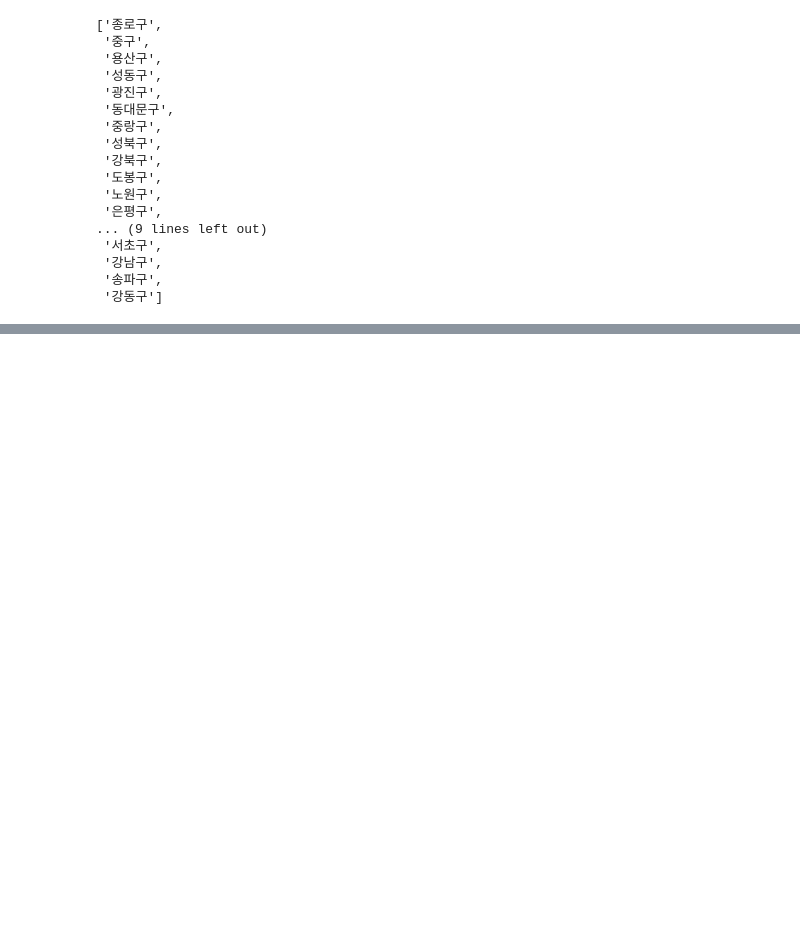
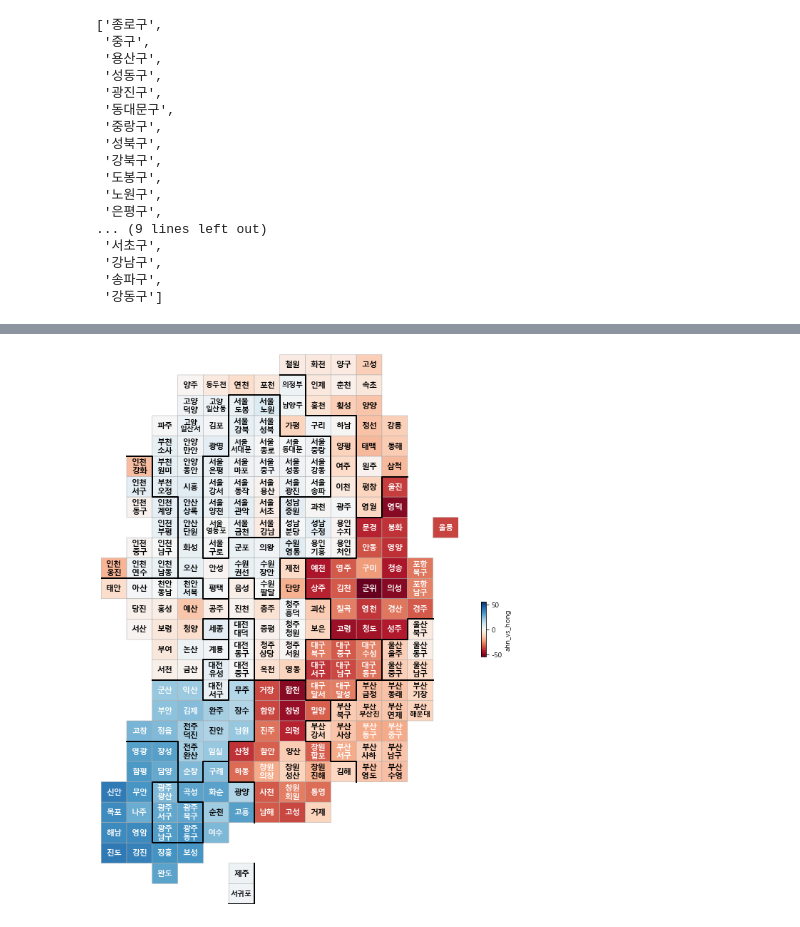
Before and after one commit to uzzulnumpy/WanTaek, a Jupyter notebook: 6장/6장.ipynb, the cells around one changed output, grey strips where cells are left out. Saved outputs shown, nothing was run; the diff lists cells and outputs as text; code cells hidden in the pictures; blank space fills up the shorter version.

```diff
--- a/6장/6장.ipynb
+++ b/6장/6장.ipynb
@@ -132,0 +826,4 @@ print(tmp[0:7]) # 선거인수부터 허경영 후보까지
+# %%
+drawKorea('ahn_vs_hong', final_elect_data, 'RdBu')
+# %% [output]
+[figure, added]
```
Also changed, not shown: parts of 64 cells of this notebook, 6 other files.
